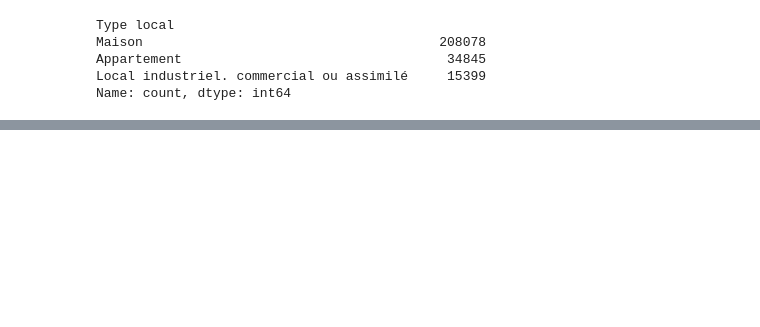
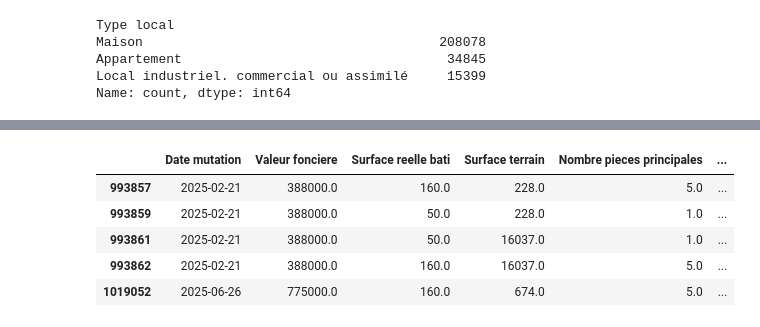
Before and after one commit to constantinsimon/Projet-Python-2A-ENSAE, a Jupyter notebook: description.ipynb, the cells around one changed output, grey strips where cells are left out. Drawn from its saved outputs; the diff is of its cells as text; code cells hidden in the pictures; blank space fills up the shorter version.

```diff
--- a/description.ipynb
+++ b/description.ipynb
@@ -138,0 +194,12 @@ Name: count, dtype: int64
+# %%
+# on remplace ces "  " par " "
+df2["adresse"] = df2["adresse"].str.replace("  ", " ", regex=False)
+
+df2[df2["adresse"].str.contains("  ")].head() # détecter les adresses contenant deux espaces consécutifs : " "
+# %% [output]
+|  | Date mutation | Valeur fonciere | Surface reelle bati | Surface terrain | Nombre pieces principales | ... |
+| 993857 | 2025-02-21 | 388000.0 | 160.0 | 228.0 | 5.0 | ... |
+| 993859 | 2025-02-21 | 388000.0 | 50.0 | 228.0 | 1.0 | ... |
+| 993861 | 2025-02-21 | 388000.0 | 50.0 | 16037.0 | 1.0 | ... |
+| 993862 | 2025-02-21 | 388000.0 | 160.0 | 16037.0 | 5.0 | ... |
+| 1019052 | 2025-06-26 | 775000.0 | 160.0 | 674.0 | 5.0 | ... |
```
Also changed, not shown: parts of 18 cells of this notebook.
